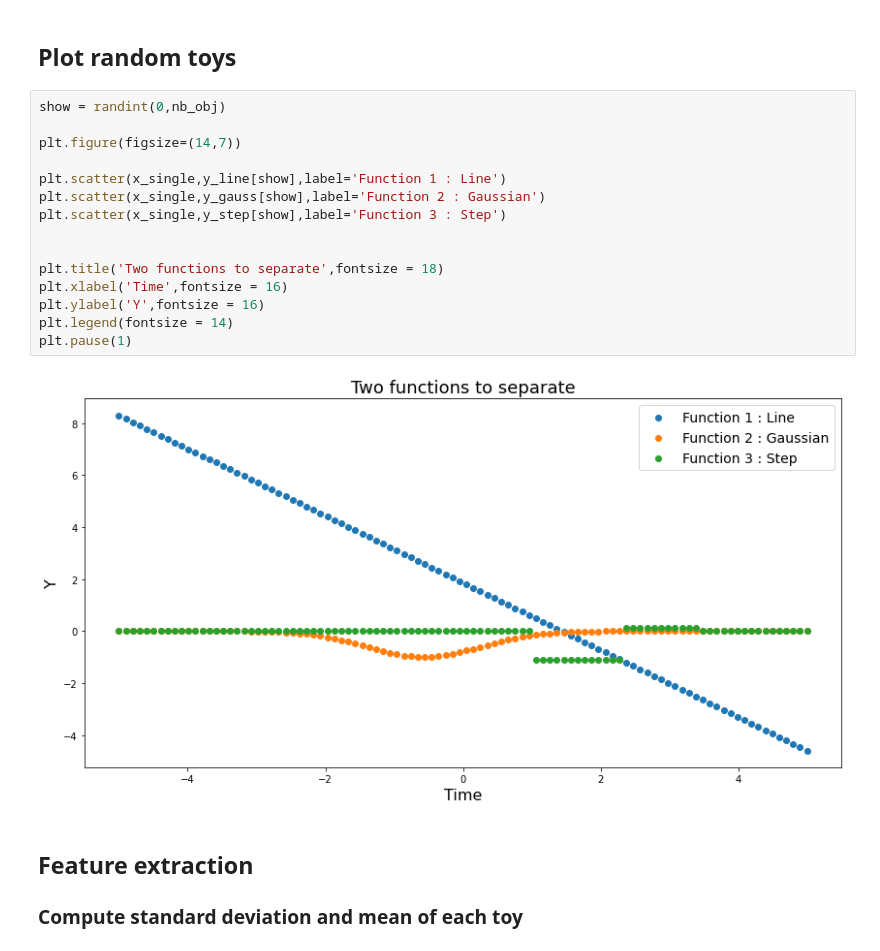
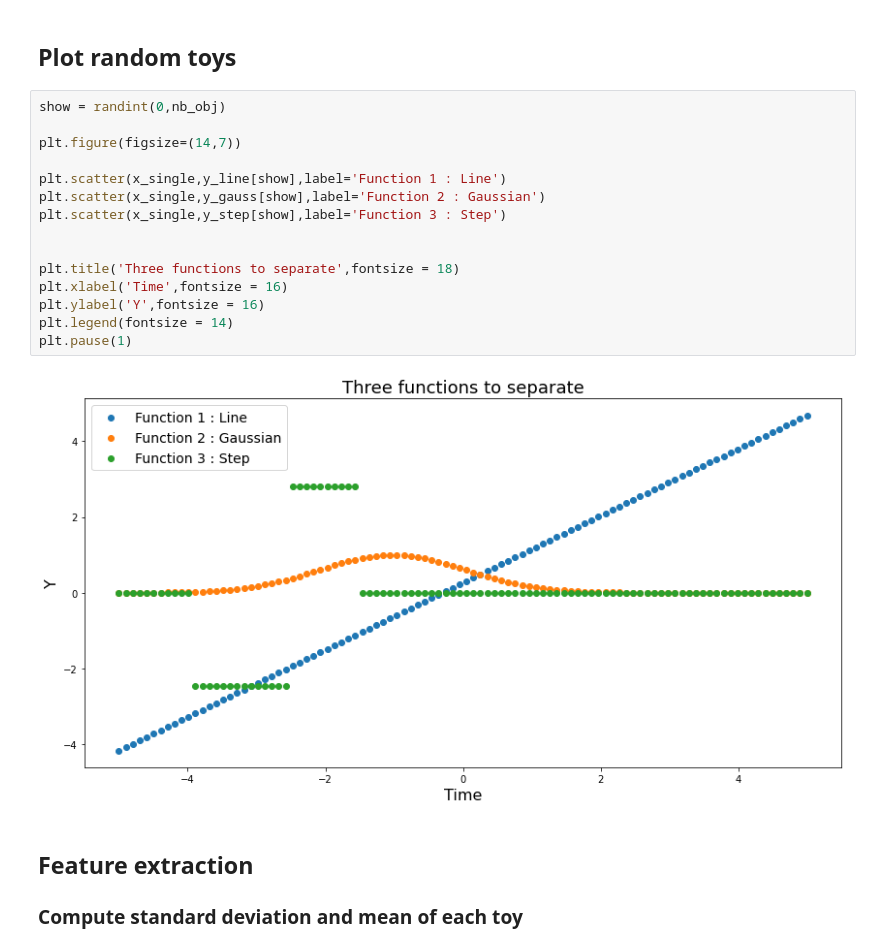
Before and after one commit to erusseil/GeneticClassification, a Jupyter notebook: Toys/Proof_of_concept.ipynb, the cells around one changed output. Drawn from its saved outputs; the diff is of its cells as text.

```diff
--- a/Toys/Proof_of_concept.ipynb
+++ b/Toys/Proof_of_concept.ipynb
@@ -69,20 +69,20 @@ for i in range(nb_obj):
 # %%
 show = randint(0,nb_obj)
 
 plt.figure(figsize=(14,7))
 
 plt.scatter(x_single,y_line[show],label='Function 1 : Line')
 plt.scatter(x_single,y_gauss[show],label='Function 2 : Gaussian')
 plt.scatter(x_single,y_step[show],label='Function 3 : Step')
 
 
-plt.title('Two functions to separate',fontsize = 18)
+plt.title('Three functions to separate',fontsize = 18)
 plt.xlabel('Time',fontsize = 16)
 plt.ylabel('Y',fontsize = 16)
 plt.legend(fontsize = 14)
 plt.pause(1)
 # %% [output]
-[figure, old version]
+[figure, new version]
 # %% [markdown]
 ## Feature extraction
 ### Compute standard deviation and mean of each toy
```
Also changed, not shown: parts of 3 cells of this notebook.
